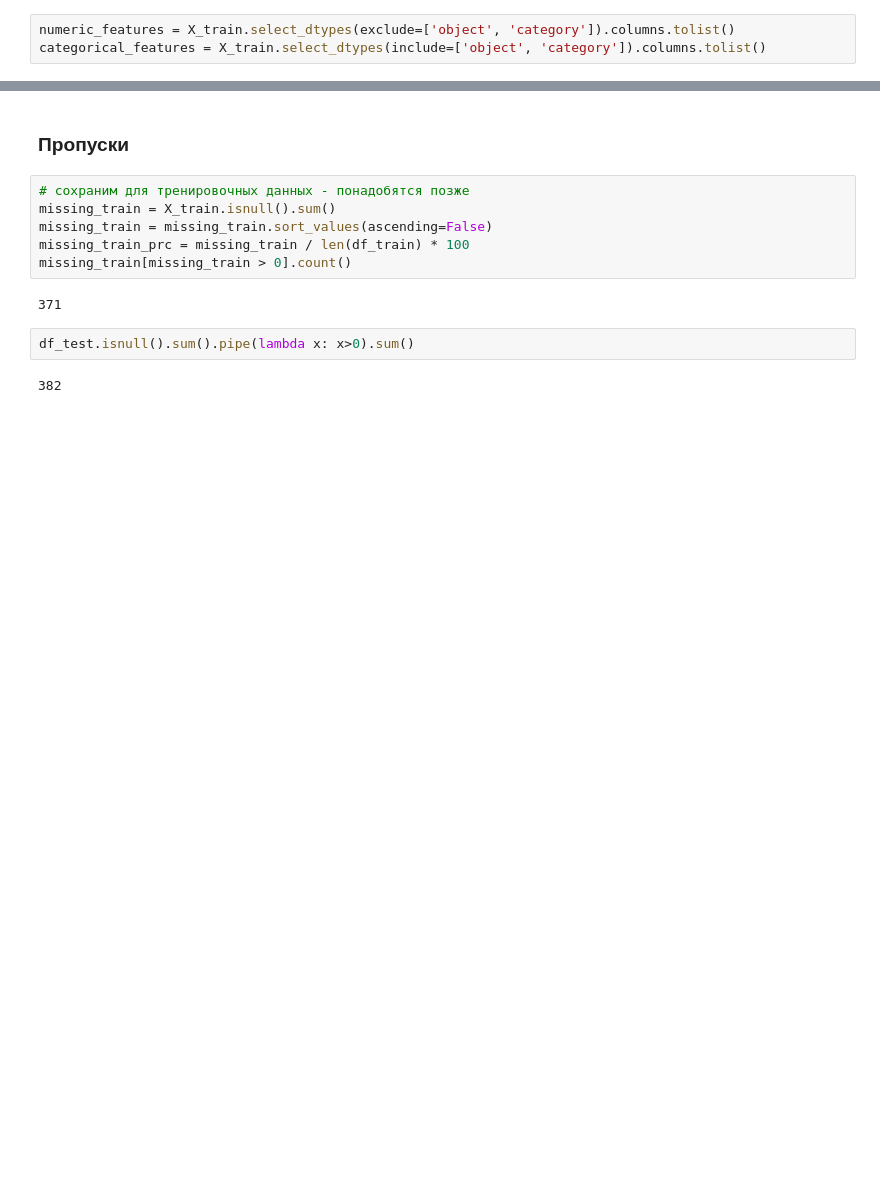
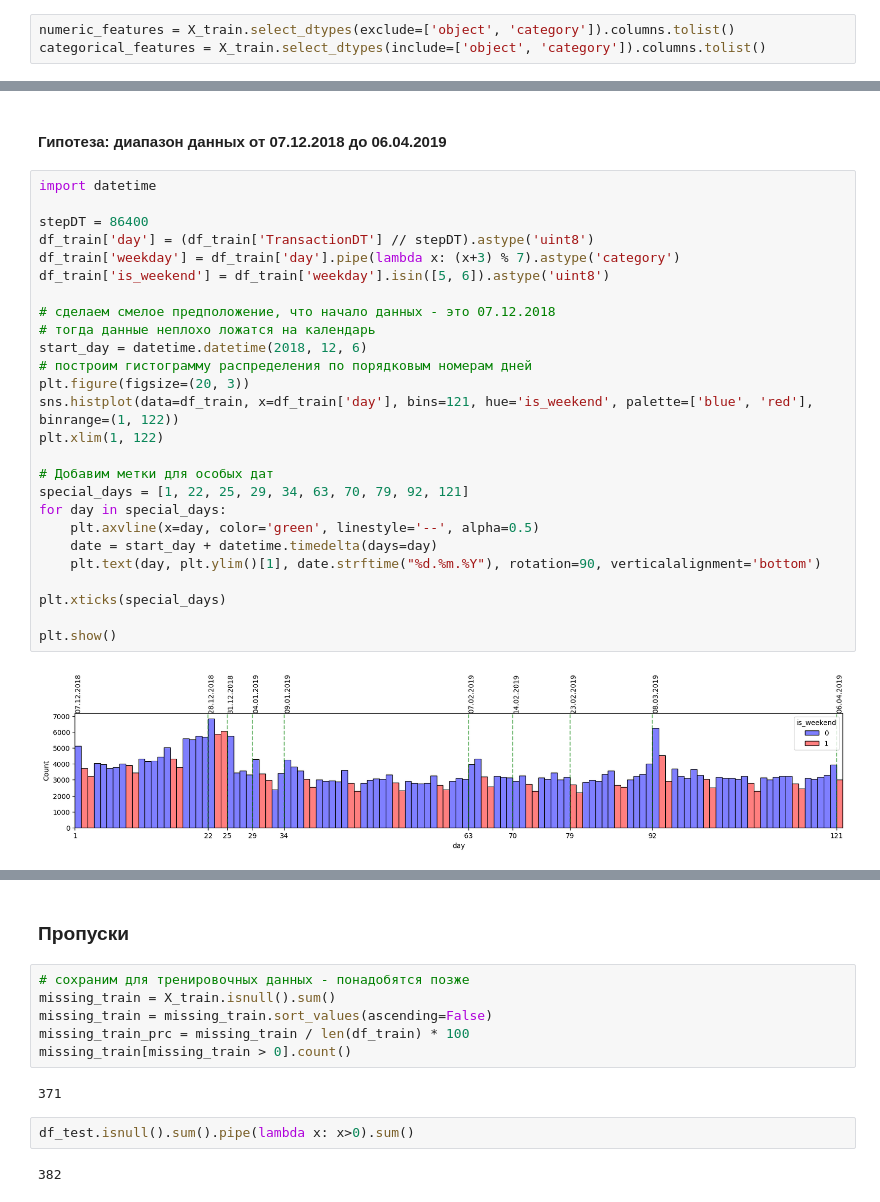
Before and after one commit to psaw/hse-ai24-ml, a Jupyter notebook: hw-7/ML_AI24_HT7.ipynb, the cells around one changed output, grey strips where cells are left out. Cells and saved outputs as stored; diff of their text form; blank space fills up the shorter version.

```diff
--- a/hw-7/ML_AI24_HT7.ipynb
+++ b/hw-7/ML_AI24_HT7.ipynb
@@ -239,0 +254,30 @@ categorical_features = X_train.select_dtypes(include=['object', 'category']).col
+# %% [markdown]
+#### Гипотеза: диапазон данных от 07.12.2018 до 06.04.2019
+# %%
+import datetime
+
+stepDT = 86400
+df_train['day'] = (df_train['TransactionDT'] // stepDT).astype('uint8')
+df_train['weekday'] = df_train['day'].pipe(lambda x: (x+3) % 7).astype('category')
+df_train['is_weekend'] = df_train['weekday'].isin([5, 6]).astype('uint8')
+
+# сделаем смелое предположение, что начало данных - это 07.12.2018
+# тогда данные неплохо ложатся на календарь
+start_day = datetime.datetime(2018, 12, 6)
+# построим гистограмму распределения по порядковым номерам дней
+plt.figure(figsize=(20, 3))
+sns.histplot(data=df_train, x=df_train['day'], bins=121, hue='is_weekend', palette=['blue', 'red'], binrange=(1, 122))
+plt.xlim(1, 122)
+
+# Добавим метки для особых дат
+special_days = [1, 22, 25, 29, 34, 63, 70, 79, 92, 121]
+for day in special_days:
+    plt.axvline(x=day, color='green', linestyle='--', alpha=0.5)
+    date = start_day + datetime.timedelta(days=day)
+    plt.text(day, plt.ylim()[1], date.strftime("%d.%m.%Y"), rotation=90, verticalalignment='bottom')
+
+plt.xticks(special_days)
+
+plt.show()
+# %% [output]
+[figure, added]
```
Also changed, not shown: parts of 62 cells of this notebook, 1 other file.
